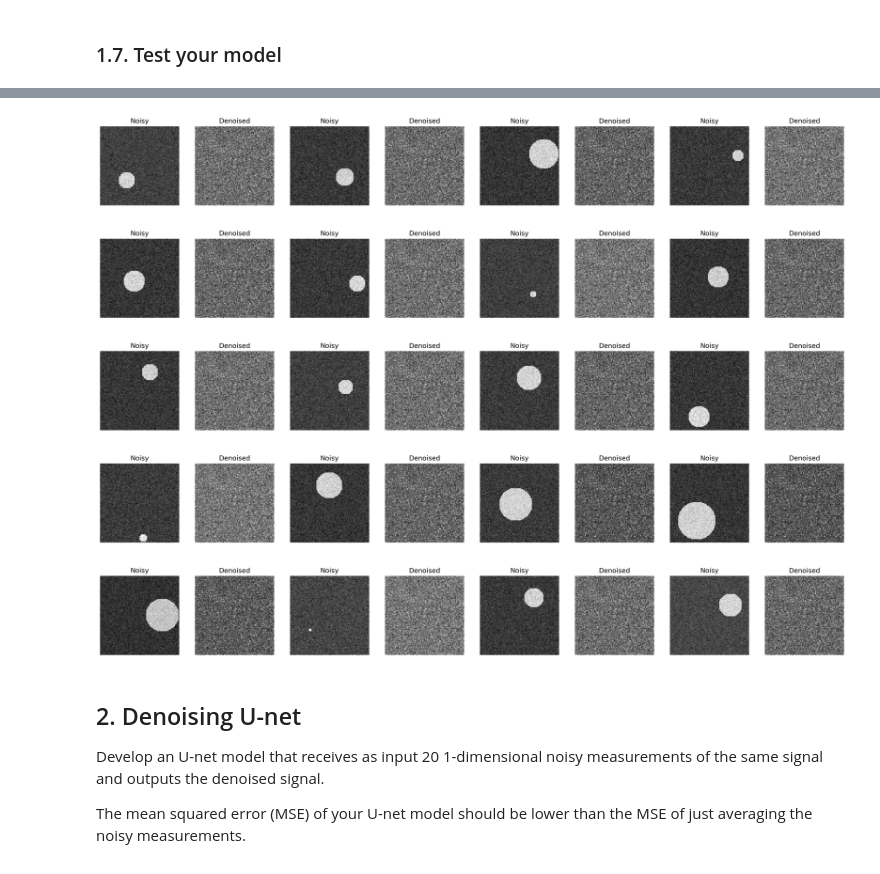
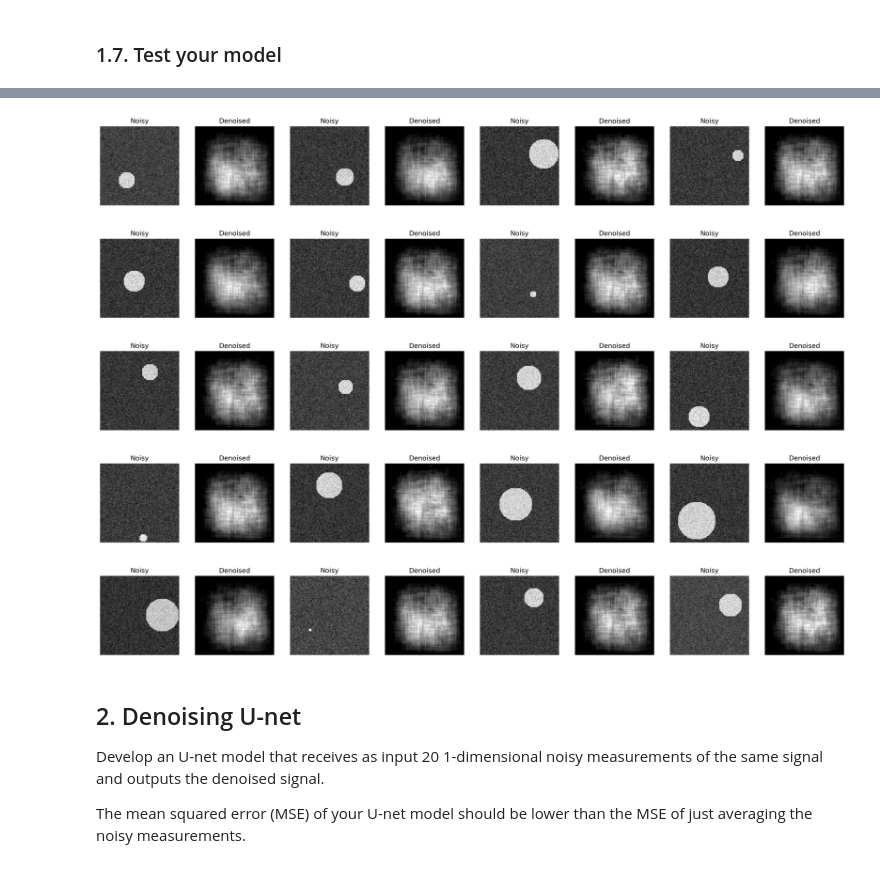
Before and after one commit to davisallan/enel645Team25Assignment3, a Jupyter notebook: assignment03.ipynb, the cells around one changed output, grey strips where cells are left out. Saved outputs shown, nothing was run; the diff lists cells and outputs as text; code cells hidden in the pictures.

Commit message:
CN autoencoder model

```diff
--- a/assignment03.ipynb
+++ b/assignment03.ipynb
@@ -164,3 +145,29 @@ def my_autoencoder(ishape = (96, 96), lr = 1e-4):
+# %%
+# Define your model here.
+def my_autoencoder(ishape = (96,96,1),ndim = 1000, lr = 1e-4):
+  input_img = tf.keras.layers.Input(shape = ishape)
+  c1 = tf.keras.layers.Conv2D(32, (4,4), activation= 'relu', strides= (2,2))(input_img)
+  c2 = tf.keras.layers.Conv2D(64, (4,4), activation= 'relu', strides= (2,2))(c1)
+  c3 = tf.keras.layers.Conv2D(128, (4,4), activation= 'relu', strides= (2,2))(c2)
+  c7 = tf.keras.layers.Conv2D(256, (4,4), activation= 'relu', strides= (2,2))(c3)
+  flat = tf.keras.layers.Flatten()(c7)
+  d1 = tf.keras.layers.Dense(ndim)(flat)
+  encoder = tf.keras.models.Model(inputs = input_img, outputs = d1)
+  input_decoder = tf.keras.layers.Input(shape = (ndim))
+  d2 = tf.keras.layers.Dense(6*6*256)(input_decoder)
+  reshaped_img = tf.keras.layers.Reshape((6,6,256))(d2)
+  up1 = tf.keras.layers.UpSampling2D((2,2))(reshaped_img)
+  c8 = tf.keras.layers.Conv2D(64, (4,4), activation= 'relu', padding= 'same')(up1)
+  up4 = tf.keras.layers.UpSampling2D((2,2))(c8)
+  c4 = tf.keras.layers.Conv2D(64, (4,4), activation= 'relu', padding= 'same')(up4)
+  up2 = tf.keras.layers.UpSampling2D((2,2))(c4)
+  c5 = tf.keras.layers.Conv2D(32, (4,4), activation= 'relu', padding= 'same')(up2)
+  up3 = tf.keras.layers.UpSampling2D((2,2))(c5)
+  c6 = tf.keras.layers.Conv2D(1, (4,4), activation= 'relu', padding= 'same')(up3)
+  decoder = tf.keras.models.Model(inputs= input_decoder, outputs= c6)
+  autoencoder = tf.keras.models.Model(inputs = input_img, outputs = decoder(encoder(input_img)))
+  autoencoder.compile(optimizer = tf.keras.optimizers.Adam(learning_rate=lr), loss = "mse")
+  return encoder,decoder,autoencoder
 # %%
 encoder, decoder, autoencoder = my_autoencoder()
 
@@ -208,7 +215,7 @@ lr_schedule = tf.keras.callbacks.LearningRateScheduler(scheduler, verbose=0)
 ### 1.6. Train your model
 # %%
 # train your model - decide for how many epochs
-autoencoder.fit(X_train,X_train, epochs = 5, verbose=1,
+autoencoder.fit(X_train,X_train, batch_size = 64, epochs = 5, verbose=1,
                 callbacks= [early_stop, monitor, lr_schedule], validation_data=(X_val,X_val))
 # %% [output]
 Epoch 1/5
@@ -226,7 +233,7 @@ Epoch 5/5
 ### 1.7. Test your model
 # %%
 autoencoder.load_weights(model_name_autoencoder)
-Xpred = autoencoder.predict(X_test)[:,:,:]
+Xpred = autoencoder.predict(X_test)[:,:,:,0]
 
 # Remember to "unscale your data".
 
@@ -247,4 +255,4 @@ plt.show()
-[figure, old version]
+[figure, new version]
 # %% [markdown]
 ## 2. Denoising U-net
 
```
Also changed, not shown: parts of 4 cells of this notebook.
